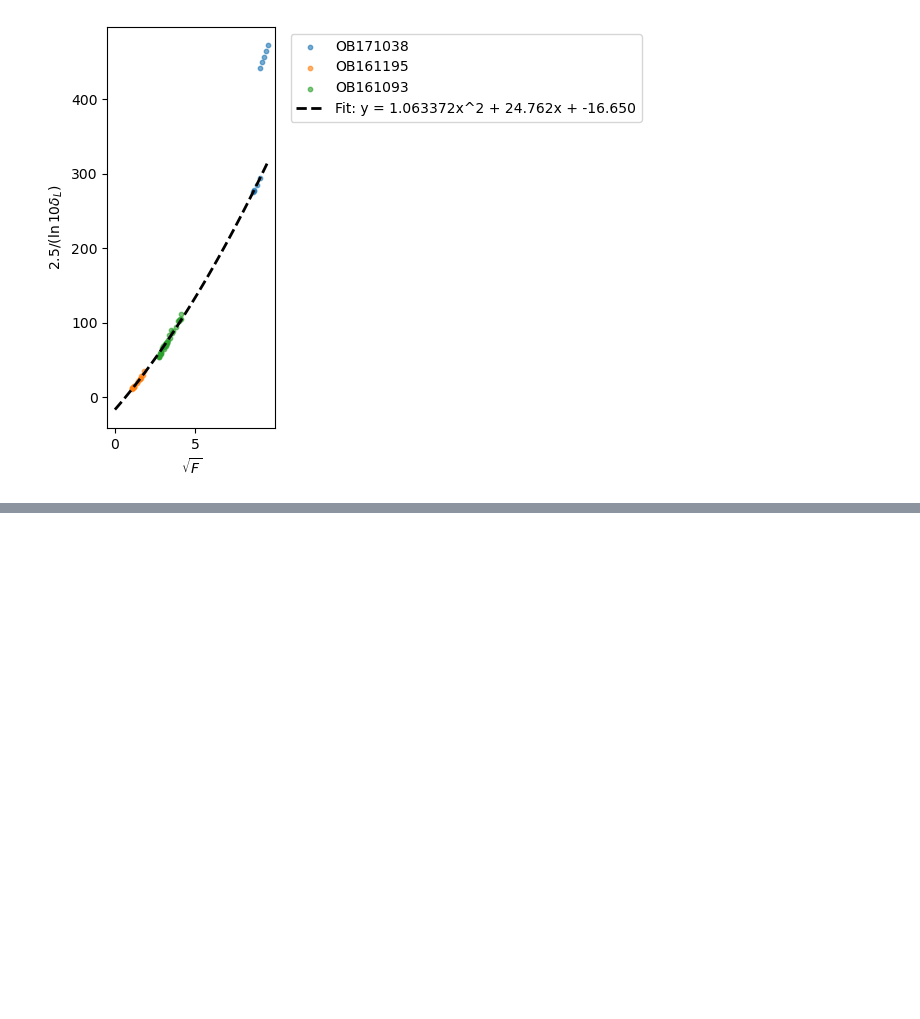
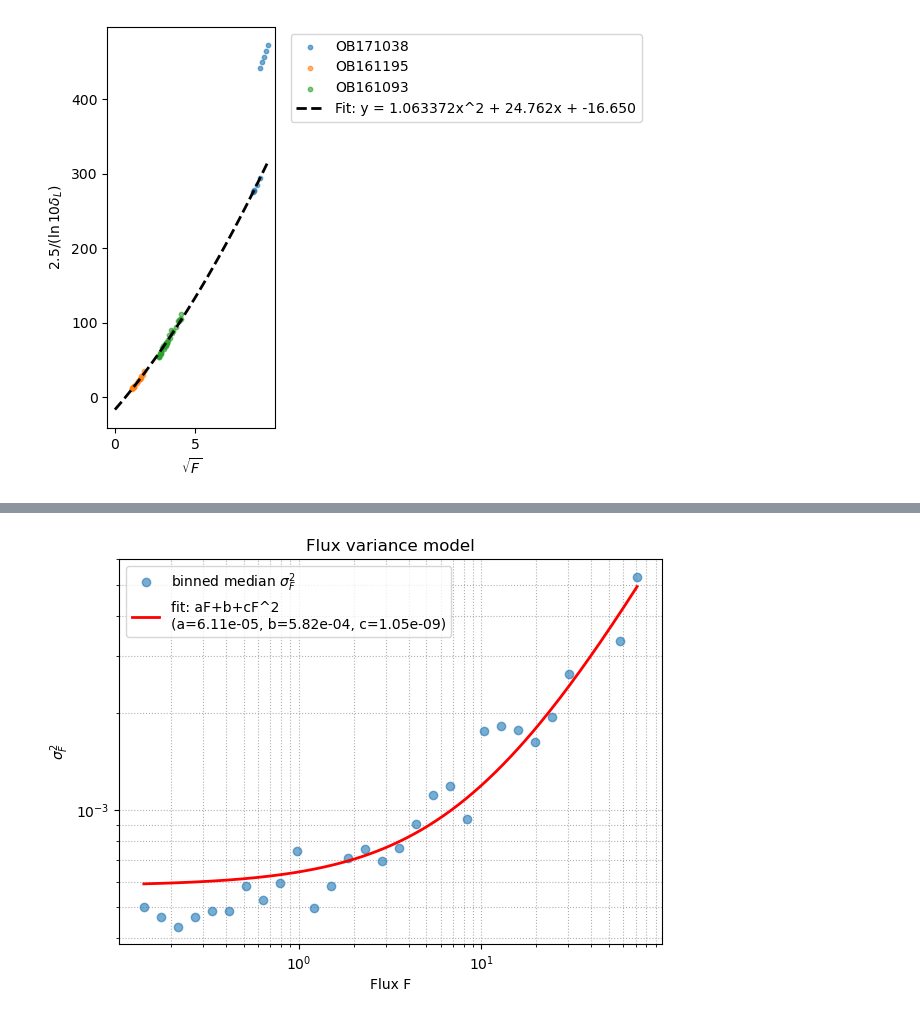
Before and after one commit to AmberLee2427/PopSyCLE-table, a Jupyter notebook: Noise_Models.ipynb, the cells around one changed output, grey strips where cells are left out. Cells and saved outputs as stored; diff of their text form; code cells hidden in the pictures; blank space fills up the shorter version.

```diff
--- a/Noise_Models.ipynb
+++ b/Noise_Models.ipynb
@@ -692,0 +795,93 @@ SNR (OB161093): min=53.85596253760563, max=111.47188960555742, mean=75.688957535
+# %%
+# Aggregate OGLE flux and errors across all events
+all_flux = []
+all_flux_err = []
+all_mag = []
+all_mag_err = []
+
+for event_id, df in OGLE_data.items():
+    F = mag_to_flux(df['I magnitude'].values, band="I", obs="OGLE", zp=18.0)
+    dF = F * df['magnitude error'].values * np.log(10.0) / 2.5
+    all_flux.append(F)
+    all_flux_err.append(dF)
+    all_mag.append(df['I magnitude'].values)
+    all_mag_err.append(df['magnitude error'].values)
+
+F = np.concatenate(all_flux)
+dF = np.concatenate(all_flux_err)
+I = np.concatenate(all_mag)
+dI = np.concatenate(all_mag_err)
+
+# Clean obvious non-finite / pathological values
+m = np.isfinite(F) & np.isfinite(dF) & (F > 0) & (dF >= 0)
+F = F[m]
+dF = dF[m]
+I = I[m]
+dI = dI[m]
+
+# Bin in F to estimate variance robustly
+nbins = 30
+edges = np.geomspace(np.percentile(F, 1), np.percentile(F, 99), nbins+1)
+centers = np.sqrt(edges[:-1]*edges[1:])
+varF = np.full(nbins, np.nan)
+count = np.zeros(nbins, dtype=int)
+
+for i in range(nbins):
+    sel = (F >= edges[i]) & (F < edges[i+1])
+    if np.any(sel):
+        # robust variance estimate of flux errors per bin
+        varF[i] = np.nanmedian(dF[sel]**2)
+        count[i] = np.sum(sel)
+
+good = np.isfinite(varF) & (count >= 10)
+Fc = centers[good]
+varF_c = varF[good]
+
+# Define models
+# sigma_F^2 = a F + b + c F^2
+def varF_model(F, a, b, c):
+    return a*F + b + c*F**2
+
+# Fit in log-space weights suppressed; do direct curve_fit with positive constraint via bounds
+from scipy.optimize import curve_fit
+
+p0 = [1.0, np.median(varF_c), 0.0]
+bounds = ([-np.inf, 0.0, 0.0], [np.inf, np.inf, np.inf])  # allow a to be any sign; b,c >=0
+pars, cov = curve_fit(varF_model, Fc, varF_c, p0=p0, bounds=bounds, maxfev=10000)
+a,b,c = pars
+
+# Plot sigma_F^2 vs F and fit
+plt.figure(figsize=(7,5))
+plt.loglog(Fc, varF_c, 'o', alpha=0.6, label='binned median $\sigma_F^2$')
+Fplot = np.geomspace(Fc.min(), Fc.max(), 200)
+plt.loglog(Fplot, varF_model(Fplot, *pars), 'r-', lw=2, label=f'fit: aF+b+cF^2\n(a={a:.2e}, b={b:.2e}, c={c:.2e})')
+plt.xlabel('Flux F')
+plt.ylabel('$\sigma_F^2$')
+plt.title('Flux variance model')
+plt.legend()
+plt.grid(True, which='both', ls=':')
+plt.show()
+
+# Map to magnitude: sigma_m^2 = k^2 * sigma_F^2 / F^2
+k = 2.5/np.log(10.0)
+A = k**2 * a
+B = k**2 * b
+C = k**2 * c
+
+# Compare to observed mag errors
+plt.figure(figsize=(7,5))
+plt.loglog(F, dI**2, '.', alpha=0.05, label='per-point $\sigma_m^2$')
+Fplot = np.geomspace(np.percentile(F,1), np.percentile(F,99), 300)
+model_mag_var = (A/Fplot) + (B/Fplot**2) + C
+plt.loglog(Fplot, model_mag_var, 'm-', lw=2, label=f'$A/F + B/F^2 + C$\nA={A:.2e}, B={B:.2e}, C={C:.2e}')
+plt.xlabel('Flux F')
+plt.ylabel('$\sigma_m^2$')
+plt.title('Magnitude variance vs model')
+plt.legend()
+plt.grid(True, which='both', ls=':')
+plt.show()
+
+print(f"Noise params (flux space): a={a:.3e} (shot), b={b:.3e} (bg/read), c={c:.3e} (systematic)")
+print(f"Noise params (mag space):  A={A:.3e}, B={B:.3e}, C={C:.3e}  -> mag floor ~ {np.sqrt(C):.4f} mag")
+# %% [output]
+[figure, added]
```
Also changed, not shown: parts of 18 cells of this notebook, 1 other file.
